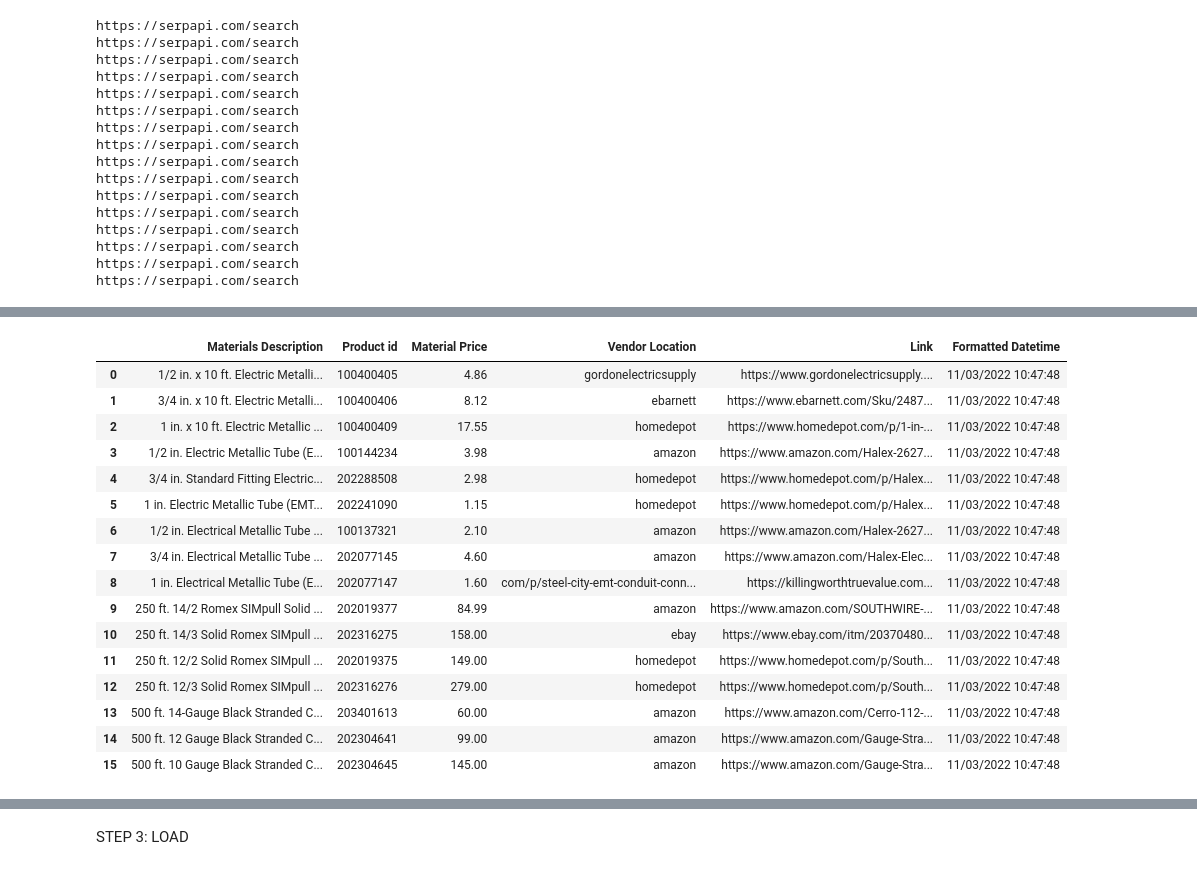
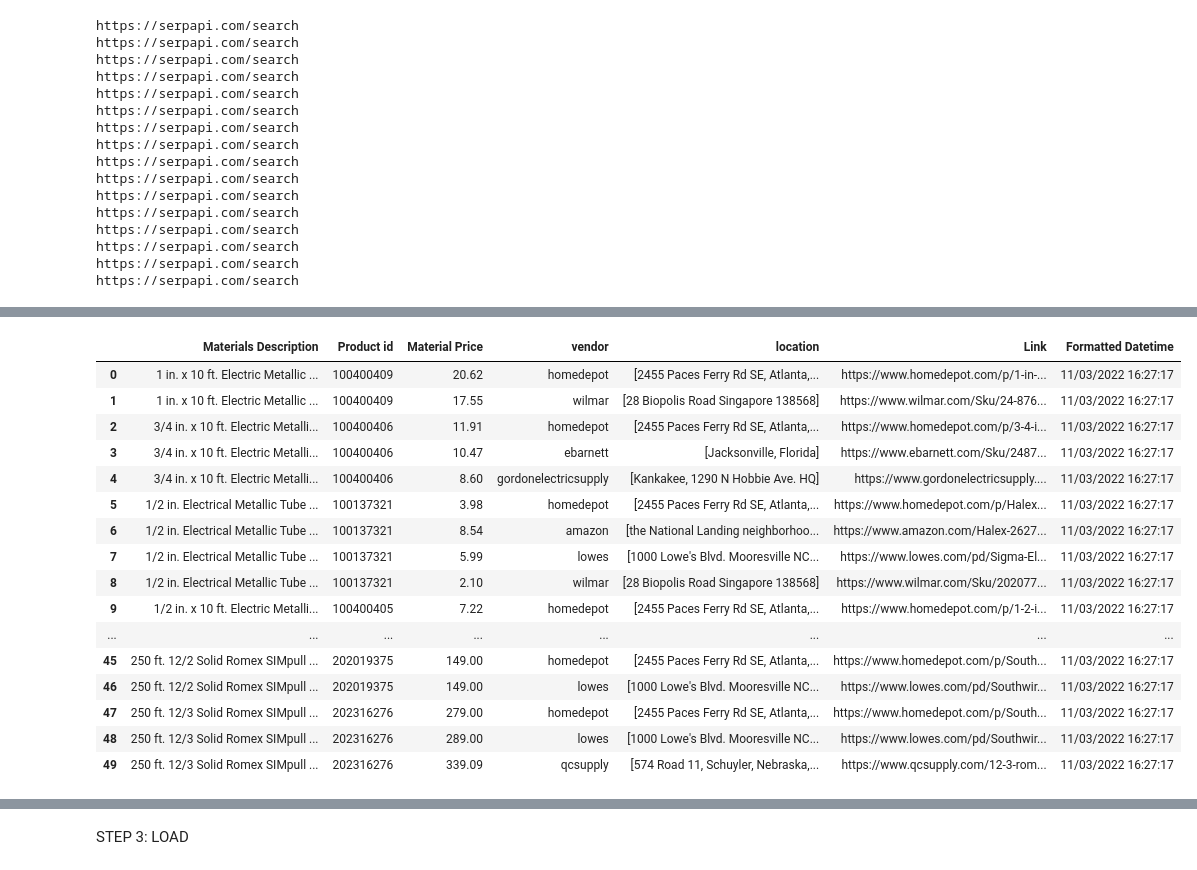
Before and after one commit to thegreatkeej/Estimator_Project, a Jupyter notebook: Resources/Alt_Estimator_Script.ipynb, the cells around one changed output, grey strips where cells are left out. Cells and saved outputs as stored; diff of their text form; code cells hidden in the pictures.

Commit message:
Created code to grab locations(need to clean up data)

```diff
--- a/Resources/Alt_Estimator_Script.ipynb
+++ b/Resources/Alt_Estimator_Script.ipynb
@@ -119,7 +119,7 @@ for i in range(len(R)):
     df = pd.DataFrame(R[i]).assign(material_description=material_name[i])
     df['product_id'] = product_id[i]
 # Create a 'Vendor location' column
-    df['Vendor Location'] = (np.where(df['VENDOR'].str.contains('.'), df['VENDOR'].str.split('.').str[1], df['VENDOR']))
+    df['vendor'] = (np.where(df['VENDOR'].str.contains('.'), df['VENDOR'].str.split('.').str[1], df['VENDOR']))
     df.drop(columns =['VENDOR'], inplace = True)
 # Change data type of price to numeric and drop NaN's
     df['Material Price'] = df['Material Price'].apply(pd.to_numeric, args=('coerce',))
@@ -154,5 +154,21 @@ working_df = pd.DataFrame(lowest_prices)
 working_df = working_df.iloc[[3,1,0,5,8,4,2,6,7,12,13,14,15,9,10,11],:]
 working_df = working_df.reset_index(drop=True)
 # %%
-clean_df
+headquarter = clean_df.iloc[:,[3]]
+locations = headquarter["vendor"]
+
+headquarters = []
+
+for location in locations:
+    params = {
+      "q": f"where is {location} headquarters",
+      "location": "United States",
+      "hl": "en",
+      "gl": "us",
+      "api_key": homeDepot_API
+    }
+    search = GoogleSearch(params)
+    results = search.get_dict()
+    location_results = results["organic_results"]
+    headquarters.append(location_results[1]['snippet_highlighted_words'])
 # %% [output]
@@ -176,20 +192,21 @@ clean_df
-# %%
-working_df
-# %% [output]
-|  | Materials Description | Product id | Material Price | Vendor Location | Link | Formatted Datetime |
-| 0 | 1/2 in. x 10 ft. Electric Metalli... | 100400405 | 4.86 | gordonelectricsupply | https://www.gordonelectricsupply.... | 11/03/2022 10:47:48 |
-| 1 | 3/4 in. x 10 ft. Electric Metalli... | 100400406 | 8.12 | ebarnett | https://www.ebarnett.com/Sku/2487... | 11/03/2022 10:47:48 |
-| 2 | 1 in. x 10 ft. Electric Metallic ... | 100400409 | 17.55 | homedepot | https://www.homedepot.com/p/1-in-... | 11/03/2022 10:47:48 |
-| 3 | 1/2 in. Electric Metallic Tube (E... | 100144234 | 3.98 | amazon | https://www.amazon.com/Halex-2627... | 11/03/2022 10:47:48 |
-| 4 | 3/4 in. Standard Fitting Electric... | 202288508 | 2.98 | homedepot | https://www.homedepot.com/p/Halex... | 11/03/2022 10:47:48 |
-| 5 | 1 in. Electric Metallic Tube (EMT... | 202241090 | 1.15 | homedepot | https://www.homedepot.com/p/Halex... | 11/03/2022 10:47:48 |
-| 6 | 1/2 in. Electrical Metallic Tube ... | 100137321 | 2.10 | amazon | https://www.amazon.com/Halex-2627... | 11/03/2022 10:47:48 |
-| 7 | 3/4 in. Electrical Metallic Tube ... | 202077145 | 4.60 | amazon | https://www.amazon.com/Halex-Elec... | 11/03/2022 10:47:48 |
-| 8 | 1 in. Electrical Metallic Tube (E... | 202077147 | 1.60 | com/p/steel-city-emt-conduit-conn... | https://killingworthtruevalue.com... | 11/03/2022 10:47:48 |
-| 9 | 250 ft. 14/2 Romex SIMpull Solid ... | 202019377 | 84.99 | amazon | https://www.amazon.com/SOUTHWIRE-... | 11/03/2022 10:47:48 |
-| 10 | 250 ft. 14/3 Solid Romex SIMpull ... | 202316275 | 158.00 | ebay | https://www.ebay.com/itm/20370480... | 11/03/2022 10:47:48 |
-| 11 | 250 ft. 12/2 Solid Romex SIMpull ... | 202019375 | 149.00 | homedepot | https://www.homedepot.com/p/South... | 11/03/2022 10:47:48 |
-| 12 | 250 ft. 12/3 Solid Romex SIMpull ... | 202316276 | 279.00 | homedepot | https://www.homedepot.com/p/South... | 11/03/2022 10:47:48 |
-| 13 | 500 ft. 14-Gauge Black Stranded C... | 203401613 | 60.00 | amazon | https://www.amazon.com/Cerro-112-... | 11/03/2022 10:47:48 |
-| 14 | 500 ft. 12 Gauge Black Stranded C... | 202304641 | 99.00 | amazon | https://www.amazon.com/Gauge-Stra... | 11/03/2022 10:47:48 |
-| 15 | 500 ft. 10 Gauge Black Stranded C... | 202304645 | 145.00 | amazon | https://www.amazon.com/Gauge-Stra... | 11/03/2022 10:47:48 |
+# %%
+clean_df = clean_df.assign(location=headquarters).iloc[:,[0,1,2,3,6,4,5]].reset_index(drop=True)
+clean_df
+# %% [output]
+|  | Materials Description | Product id | Material Price | vendor | location | Link | Formatted Datetime |
+| 0 | 1 in. x 10 ft. Electric Metallic ... | 100400409 | 20.62 | homedepot | [2455 Paces Ferry Rd SE, Atlanta,... | https://www.homedepot.com/p/1-in-... | 11/03/2022 16:27:17 |
+| 1 | 1 in. x 10 ft. Electric Metallic ... | 100400409 | 17.55 | wilmar | [28 Biopolis Road Singapore 138568] | https://www.wilmar.com/Sku/24-876... | 11/03/2022 16:27:17 |
+| 2 | 3/4 in. x 10 ft. Electric Metalli... | 100400406 | 11.91 | homedepot | [2455 Paces Ferry Rd SE, Atlanta,... | https://www.homedepot.com/p/3-4-i... | 11/03/2022 16:27:17 |
+| 3 | 3/4 in. x 10 ft. Electric Metalli... | 100400406 | 10.47 | ebarnett | [Jacksonville, Florida] | https://www.ebarnett.com/Sku/2487... | 11/03/2022 16:27:17 |
+| 4 | 3/4 in. x 10 ft. Electric Metalli... | 100400406 | 8.60 | gordonelectricsupply | [Kankakee, 1290 N Hobbie Ave. HQ] | https://www.gordonelectricsupply.... | 11/03/2022 16:27:17 |
+| 5 | 1/2 in. Electrical Metallic Tube ... | 100137321 | 3.98 | homedepot | [2455 Paces Ferry Rd SE, Atlanta,... | https://www.homedepot.com/p/Halex... | 11/03/2022 16:27:17 |
+| 6 | 1/2 in. Electrical Metallic Tube ... | 100137321 | 8.54 | amazon | [the National Landing neighborhoo... | https://www.amazon.com/Halex-2627... | 11/03/2022 16:27:17 |
+| 7 | 1/2 in. Electrical Metallic Tube ... | 100137321 | 5.99 | lowes | [1000 Lowe's Blvd. Mooresville NC... | https://www.lowes.com/pd/Sigma-El... | 11/03/2022 16:27:17 |
+| 8 | 1/2 in. Electrical Metallic Tube ... | 100137321 | 2.10 | wilmar | [28 Biopolis Road Singapore 138568] | https://www.wilmar.com/Sku/202077... | 11/03/2022 16:27:17 |
+| 9 | 1/2 in. x 10 ft. Electric Metalli... | 100400405 | 7.22 | homedepot | [2455 Paces Ferry Rd SE, Atlanta,... | https://www.homedepot.com/p/1-2-i... | 11/03/2022 16:27:17 |
+| ... | ... | ... | ... | ... | ... | ... | ... |
+| 45 | 250 ft. 12/2 Solid Romex SIMpull ... | 202019375 | 149.00 | homedepot | [2455 Paces Ferry Rd SE, Atlanta,... | https://www.homedepot.com/p/South... | 11/03/2022 16:27:17 |
+| 46 | 250 ft. 12/2 Solid Romex SIMpull ... | 202019375 | 149.00 | lowes | [1000 Lowe's Blvd. Mooresville NC... | https://www.lowes.com/pd/Southwir... | 11/03/2022 16:27:17 |
+| 47 | 250 ft. 12/3 Solid Romex SIMpull ... | 202316276 | 279.00 | homedepot | [2455 Paces Ferry Rd SE, Atlanta,... | https://www.homedepot.com/p/South... | 11/03/2022 16:27:17 |
+| 48 | 250 ft. 12/3 Solid Romex SIMpull ... | 202316276 | 289.00 | lowes | [1000 Lowe's Blvd. Mooresville NC... | https://www.lowes.com/pd/Southwir... | 11/03/2022 16:27:17 |
+| 49 | 250 ft. 12/3 Solid Romex SIMpull ... | 202316276 | 339.09 | qcsupply | [574 Road 11, Schuyler, Nebraska,... | https://www.qcsupply.com/12-3-rom... | 11/03/2022 16:27:17 |
```
Also changed, not shown: parts of 2 cells of this notebook, 9 other files.
